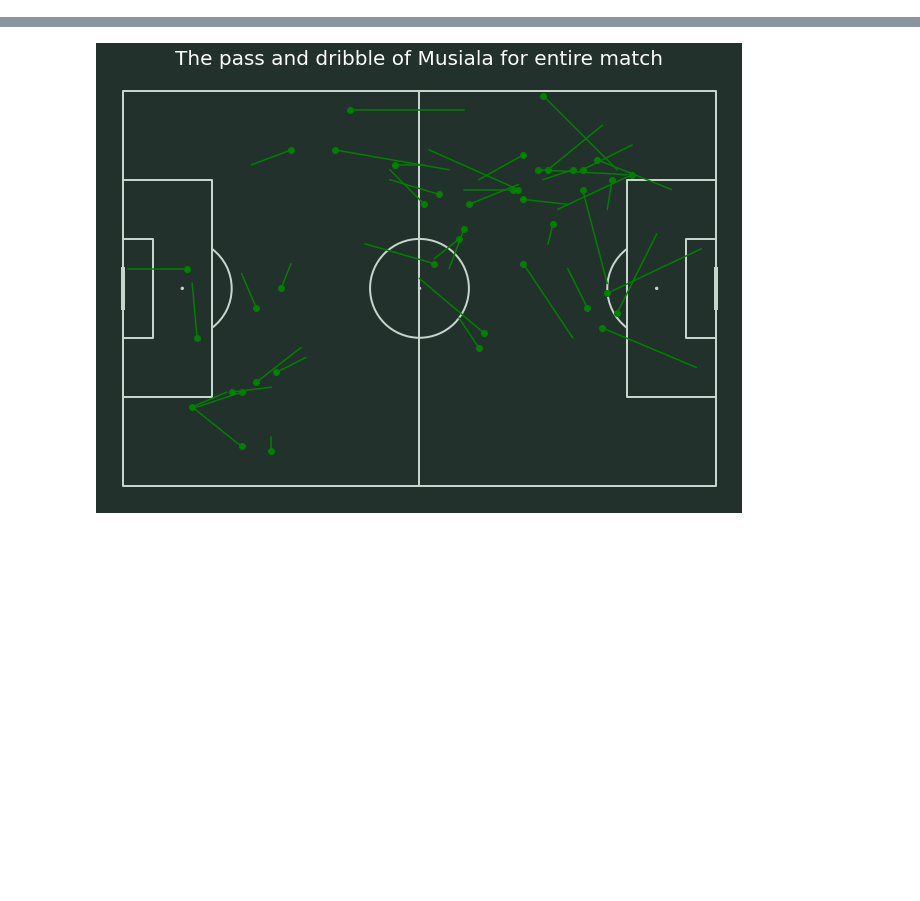
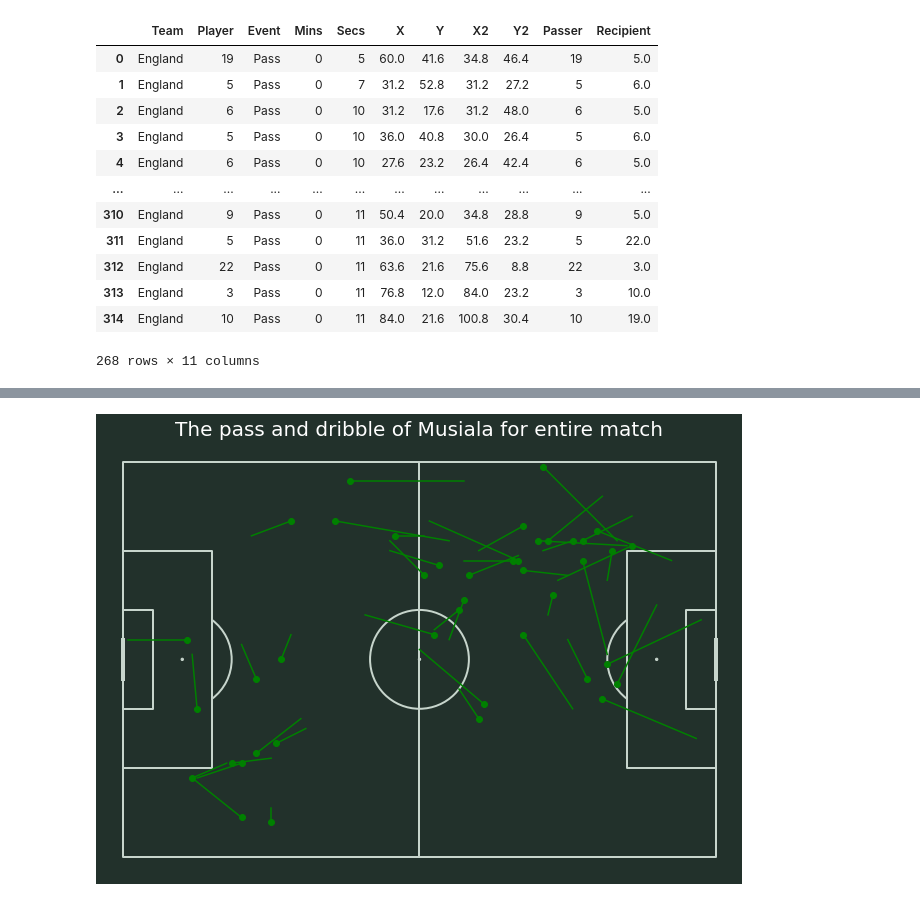
Before and after one commit to arivle/World-Cup-Data-Analytics, a Jupyter notebook: main.ipynb, the cells around one changed output, grey strips where cells are left out. Drawn from its saved outputs; the diff is of its cells as text; code cells hidden in the pictures; blank space fills up the shorter version.

```diff
--- a/main.ipynb
+++ b/main.ipynb
@@ -61,0 +73,16 @@ Name: Player, dtype: object
+# %%
+passes
+# %% [output]
+|  | Team | Player | Event | Mins | Secs | X | Y | X2 | Y2 | Passer | Recipient |
+| 0 | England | 19 | Pass | 0 | 5 | 60.0 | 41.6 | 34.8 | 46.4 | 19 | 5.0 |
+| 1 | England | 5 | Pass | 0 | 7 | 31.2 | 52.8 | 31.2 | 27.2 | 5 | 6.0 |
+| 2 | England | 6 | Pass | 0 | 10 | 31.2 | 17.6 | 31.2 | 48.0 | 6 | 5.0 |
+| 3 | England | 5 | Pass | 0 | 10 | 36.0 | 40.8 | 30.0 | 26.4 | 5 | 6.0 |
+| 4 | England | 6 | Pass | 0 | 10 | 27.6 | 23.2 | 26.4 | 42.4 | 6 | 5.0 |
+| ... | ... | ... | ... | ... | ... | ... | ... | ... | ... | ... | ... |
+| 310 | England | 9 | Pass | 0 | 11 | 50.4 | 20.0 | 34.8 | 28.8 | 9 | 5.0 |
+| 311 | England | 5 | Pass | 0 | 11 | 36.0 | 31.2 | 51.6 | 23.2 | 5 | 22.0 |
+| 312 | England | 22 | Pass | 0 | 11 | 63.6 | 21.6 | 75.6 | 8.8 | 22 | 3.0 |
+| 313 | England | 3 | Pass | 0 | 11 | 76.8 | 12.0 | 84.0 | 23.2 | 3 | 10.0 |
+| 314 | England | 10 | Pass | 0 | 11 | 84.0 | 21.6 | 100.8 | 30.4 | 10 | 19.0 |
+268 rows × 11 columns
```
Also changed, not shown: parts of 19 cells of this notebook, 1 other file.
